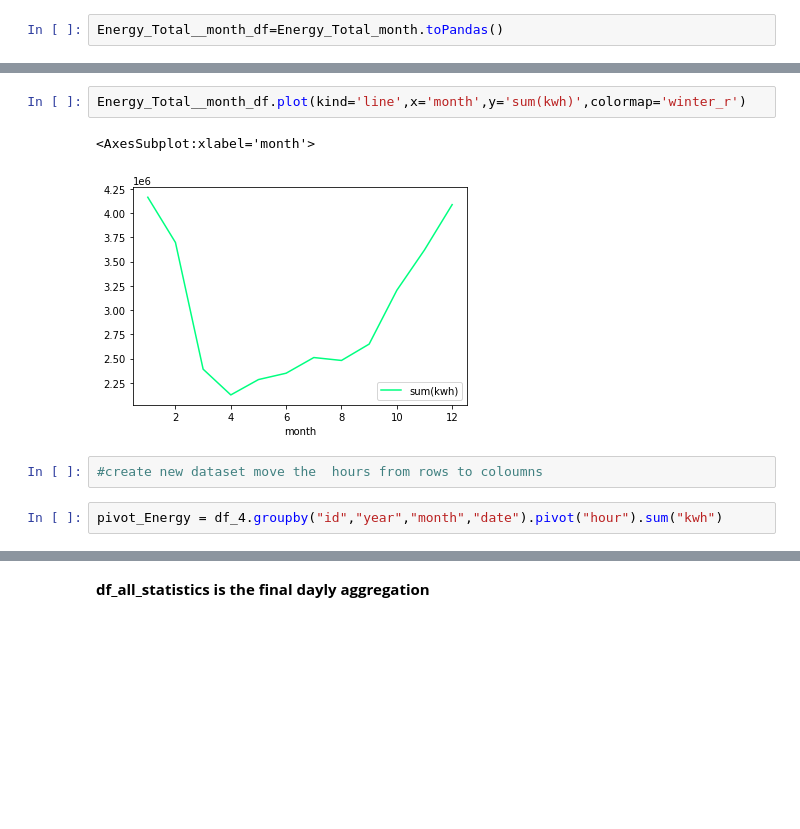
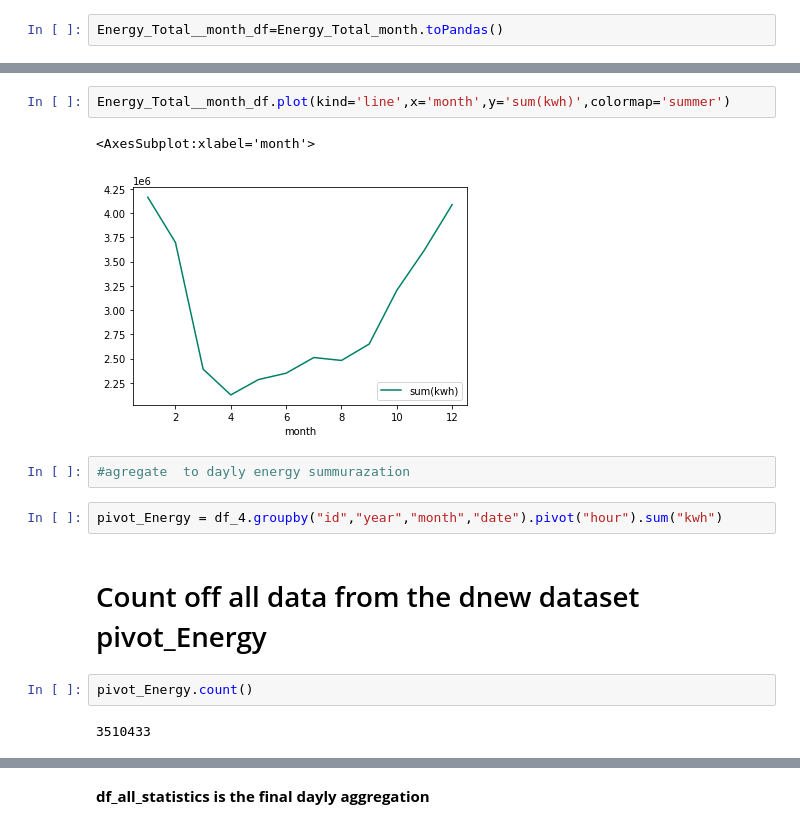
Before and after one commit to sidirasg/Energy_udacity, a Jupyter notebook: exportation.ipynb, the cells around one changed output, grey strips where cells are left out. Saved outputs shown, nothing was run; the diff lists cells and outputs as text; blank space fills up the shorter version.

```diff
--- a/exportation.ipynb
+++ b/exportation.ipynb
@@ -283,9 +477,15 @@ Energy_Total__month_df
 # %%
-Energy_Total__month_df.plot(kind='line',x='month',y='sum(kwh)',colormap='winter_r')
+Energy_Total__month_df.plot(kind='line',x='month',y='sum(kwh)',colormap='summer')
 # %% [output]
 <AxesSubplot:xlabel='month'>
-[figure, old version]
+[figure, new version]
-# %%
-#create new dataset move the  hours from rows to coloumns
+# %%
+#agregate  to dayly energy summurazation
 # %%
 pivot_Energy = df_4.groupby("id","year","month","date").pivot("hour").sum("kwh")
+# %% [markdown]
+# Count off all data from  the dnew dataset pivot_Energy
+# %%
+pivot_Energy.count()
+# %% [output]
+3510433
```
Also changed, not shown: parts of 65 cells of this notebook, 1 other file.
